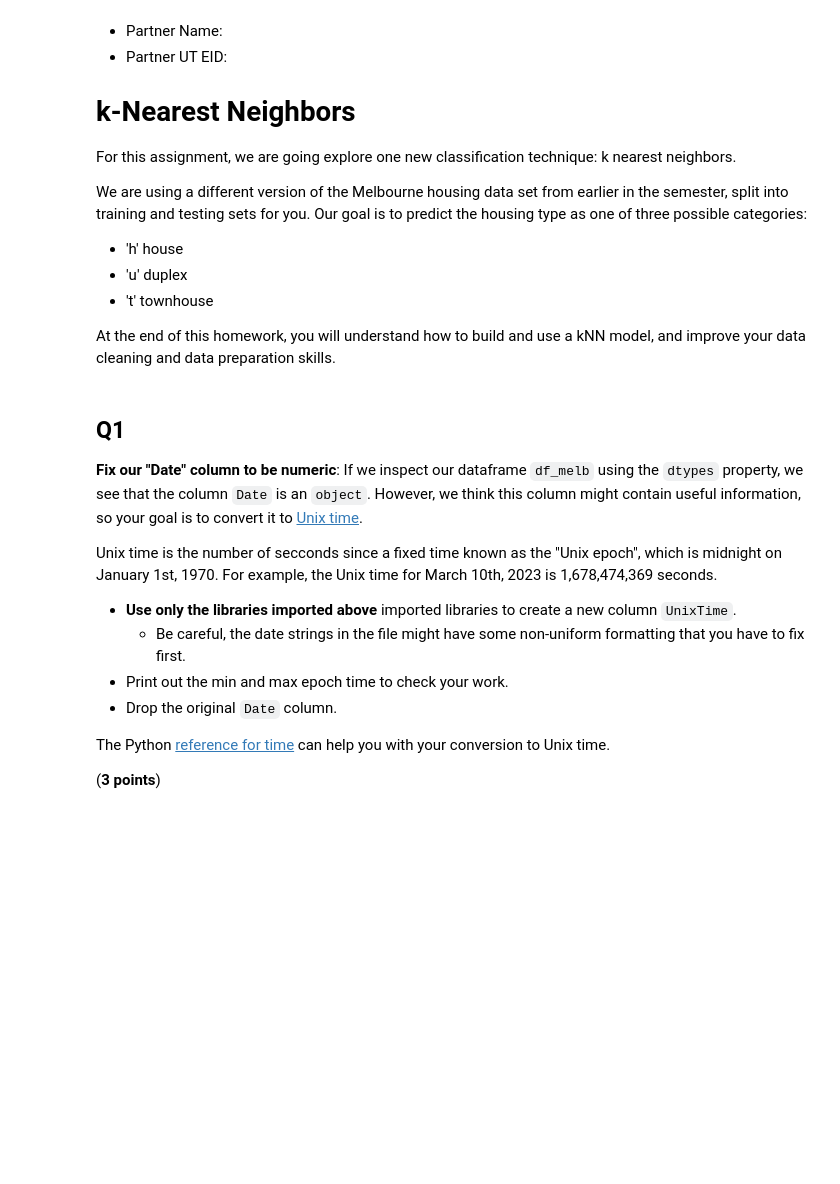
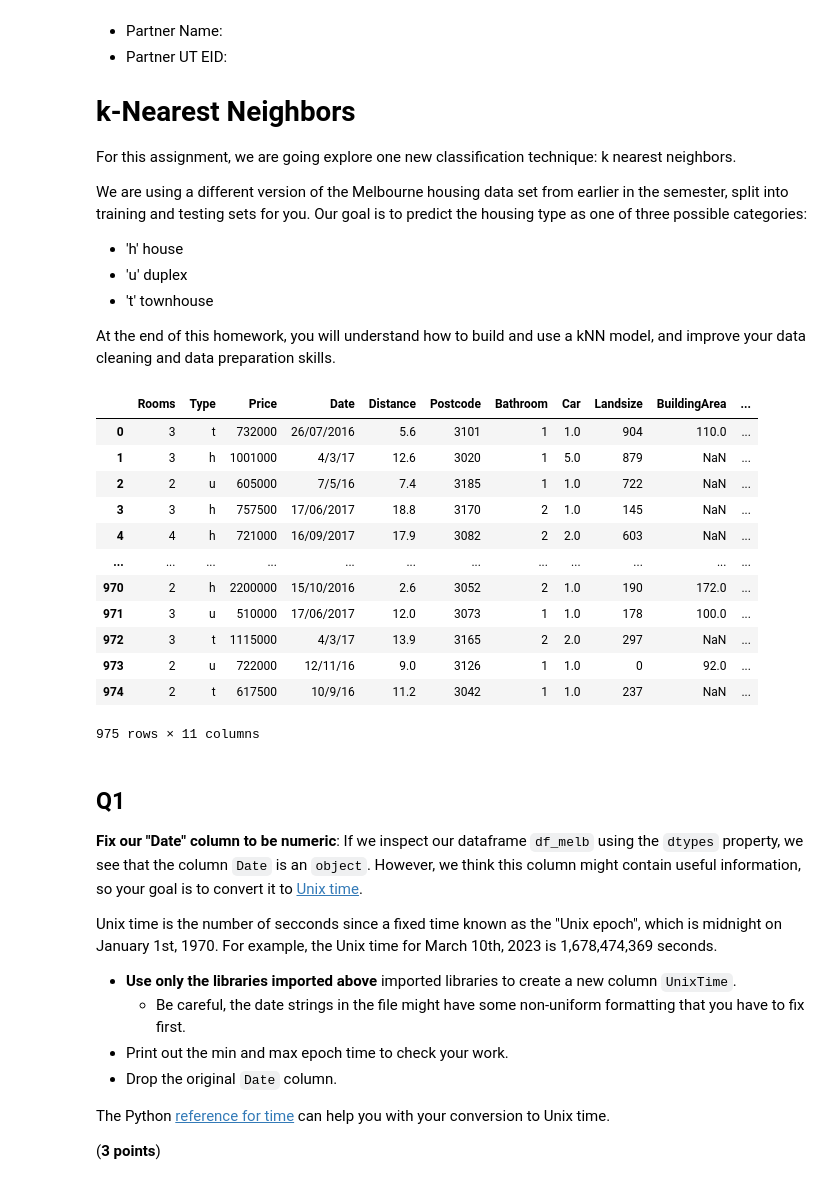
Before and after one commit to tylersmed/data-analytics, a Jupyter notebook: hw/hw8/329e_HW08.ipynb, the cells around one changed output. Drawn from its saved outputs; the diff is of its cells as text; code cells hidden in the pictures; blank space fills up the shorter version.

```diff
--- a/hw/hw8/329e_HW08.ipynb
+++ b/hw/hw8/329e_HW08.ipynb
@@ -30,6 +30,21 @@ import calendar
 # %%
 # Start off by loading the training dataset.
 df_melb = pd.read_csv('melb_data_train.csv')
+df_melb
+# %% [output]
+|  | Rooms | Type | Price | Date | Distance | Postcode | Bathroom | Car | Landsize | BuildingArea | ... |
+| 0 | 3 | t | 732000 | 26/07/2016 | 5.6 | 3101 | 1 | 1.0 | 904 | 110.0 | ... |
+| 1 | 3 | h | 1001000 | 4/3/17 | 12.6 | 3020 | 1 | 5.0 | 879 | NaN | ... |
+| 2 | 2 | u | 605000 | 7/5/16 | 7.4 | 3185 | 1 | 1.0 | 722 | NaN | ... |
+| 3 | 3 | h | 757500 | 17/06/2017 | 18.8 | 3170 | 2 | 1.0 | 145 | NaN | ... |
+| 4 | 4 | h | 721000 | 16/09/2017 | 17.9 | 3082 | 2 | 2.0 | 603 | NaN | ... |
+| ... | ... | ... | ... | ... | ... | ... | ... | ... | ... | ... | ... |
+| 970 | 2 | h | 2200000 | 15/10/2016 | 2.6 | 3052 | 2 | 1.0 | 190 | 172.0 | ... |
+| 971 | 3 | u | 510000 | 17/06/2017 | 12.0 | 3073 | 1 | 1.0 | 178 | 100.0 | ... |
+| 972 | 3 | t | 1115000 | 4/3/17 | 13.9 | 3165 | 2 | 2.0 | 297 | NaN | ... |
+| 973 | 2 | u | 722000 | 12/11/16 | 9.0 | 3126 | 1 | 1.0 | 0 | 92.0 | ... |
+| 974 | 2 | t | 617500 | 10/9/16 | 11.2 | 3042 | 1 | 1.0 | 237 | NaN | ... |
+975 rows × 11 columns
 # %% [markdown]
 ## Q1
 
```
Also changed, not shown: parts of 13 cells of this notebook.
